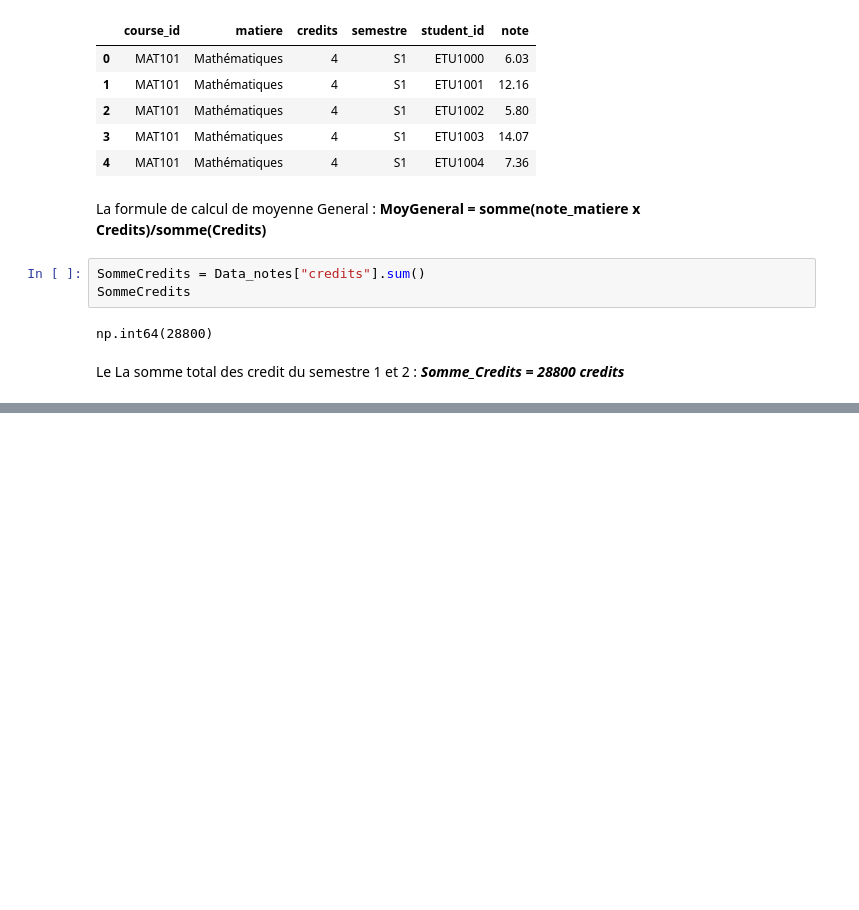
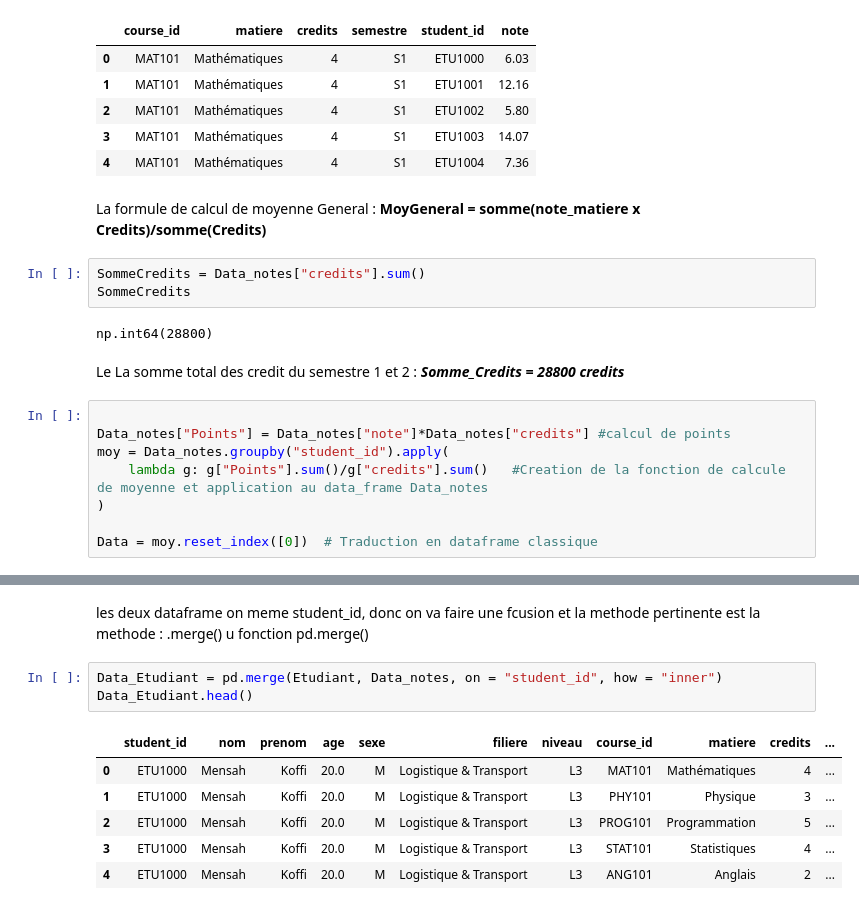
Before and after one commit to SAKPANI/Formation-Data_Science-et-Machine-Learning, a Jupyter notebook: PROJETS/projet_pandas_universitaire/Projet_Final_Pandas_Analyse_Donnees_Universitaires.ipynb.ipynb, the cells around one changed output, grey strips where cells are left out. Drawn from its saved outputs; the diff is of its cells as text; blank space fills up the shorter version.

```diff
--- a/PROJETS/projet_pandas_universitaire/Projet_Final_Pandas_Analyse_Donnees_Universitaires.ipynb.ipynb
+++ b/PROJETS/projet_pandas_universitaire/Projet_Final_Pandas_Analyse_Donnees_Universitaires.ipynb.ipynb
@@ -972,3 +972,11 @@ SommeCredits
 np.int64(28800)
 # %% [markdown]
 Le La somme total des credit du semestre 1 et 2 : ***Somme_Credits = 28800 credits***
+# %%
+
+Data_notes["Points"] = Data_notes["note"]*Data_notes["credits"] #calcul de points
+moy = Data_notes.groupby("student_id").apply(
+    lambda g: g["Points"].sum()/g["credits"].sum()   #Creation de la fonction de calcule de moyenne et application au data_frame Data_notes
+)
+
+Data = moy.reset_index([0])  # Traduction en dataframe classique
@@ -974,0 +1071,12 @@ Le La somme total des credit du semestre 1 et 2 : ***Somme_Credits = 28800 credi
+# %% [markdown]
+les deux dataframe on meme student_id, donc on va faire une fcusion et la methode pertinente est la methode : .merge() u fonction pd.merge()
+# %%
+Data_Etudiant = pd.merge(Etudiant, Data_notes, on = "student_id", how = "inner")
+Data_Etudiant.head()
+# %% [output]
+|  | student_id | nom | prenom | age | sexe | filiere | niveau | course_id | matiere | credits | ... |
+| 0 | ETU1000 | Mensah | Koffi | 20.0 | M | Logistique & Transport | L3 | MAT101 | Mathématiques | 4 | ... |
+| 1 | ETU1000 | Mensah | Koffi | 20.0 | M | Logistique & Transport | L3 | PHY101 | Physique | 3 | ... |
+| 2 | ETU1000 | Mensah | Koffi | 20.0 | M | Logistique & Transport | L3 | PROG101 | Programmation | 5 | ... |
+| 3 | ETU1000 | Mensah | Koffi | 20.0 | M | Logistique & Transport | L3 | STAT101 | Statistiques | 4 | ... |
+| 4 | ETU1000 | Mensah | Koffi | 20.0 | M | Logistique & Transport | L3 | ANG101 | Anglais | 2 | ... |
```
Also changed, not shown: parts of 17 cells of this notebook.
